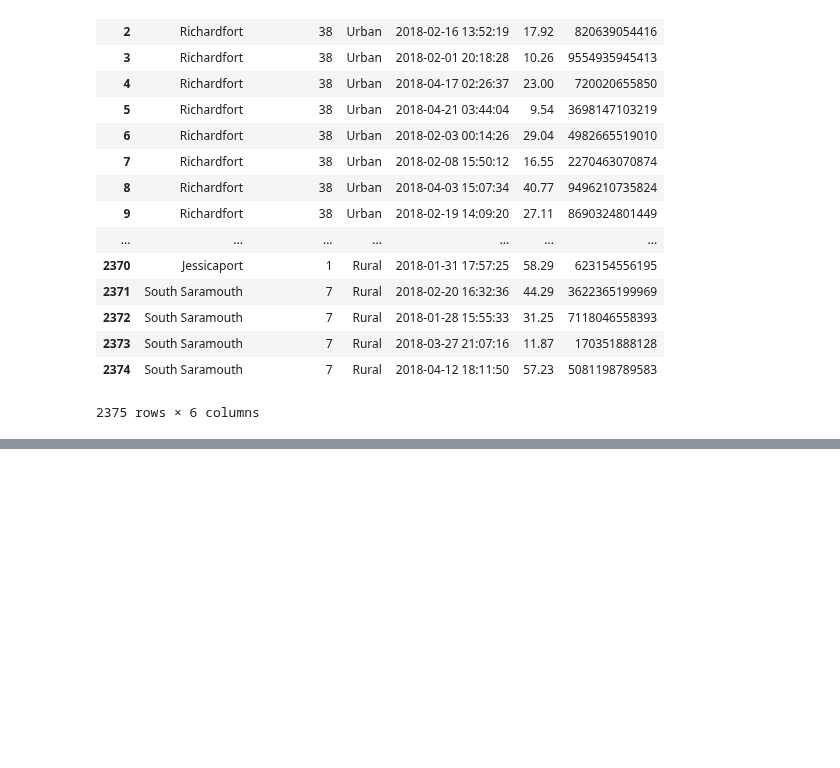
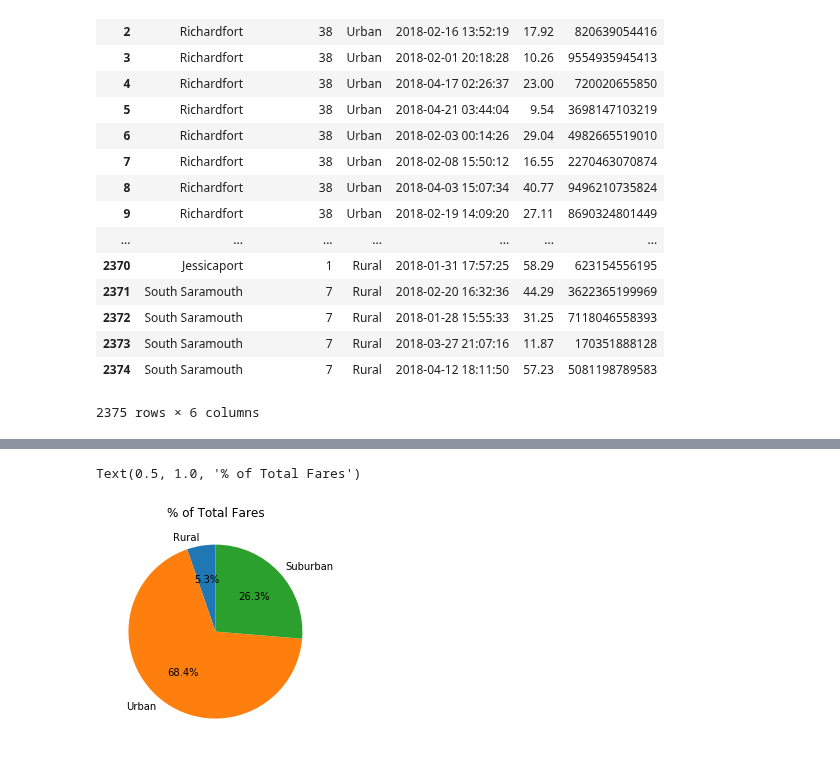
Before and after one commit to liquid-os/3803ICT, a Jupyter notebook: Lab3/Untitled.ipynb, the cells around one changed output, grey strips where cells are left out. Saved outputs shown, nothing was run; the diff lists cells and outputs as text; code cells hidden in the pictures; blank space fills up the shorter version.

```diff
--- a/Lab3/Untitled.ipynb
+++ b/Lab3/Untitled.ipynb
@@ -94,0 +96,11 @@ plt.show()
+# %%
+labels = ['Rural', 'Urban', 'Suburban']
+rs = df3[df3['type'] == 'Rural'].count()['type']
+us = df3[df3['type'] == 'Urban'].count()['type']
+ss = df3[df3['type'] == 'Suburban'].count()['type']
+sizes = [rs, us, ss]
+plt.pie(sizes, labels=labels, startangle=90, autopct = '%1.1f%%')
+plt.title("% of Total Fares")
+# %% [output]
+Text(0.5, 1.0, '% of Total Fares')
+[figure, added]
```
Also changed, not shown: parts of 4 cells of this notebook.
